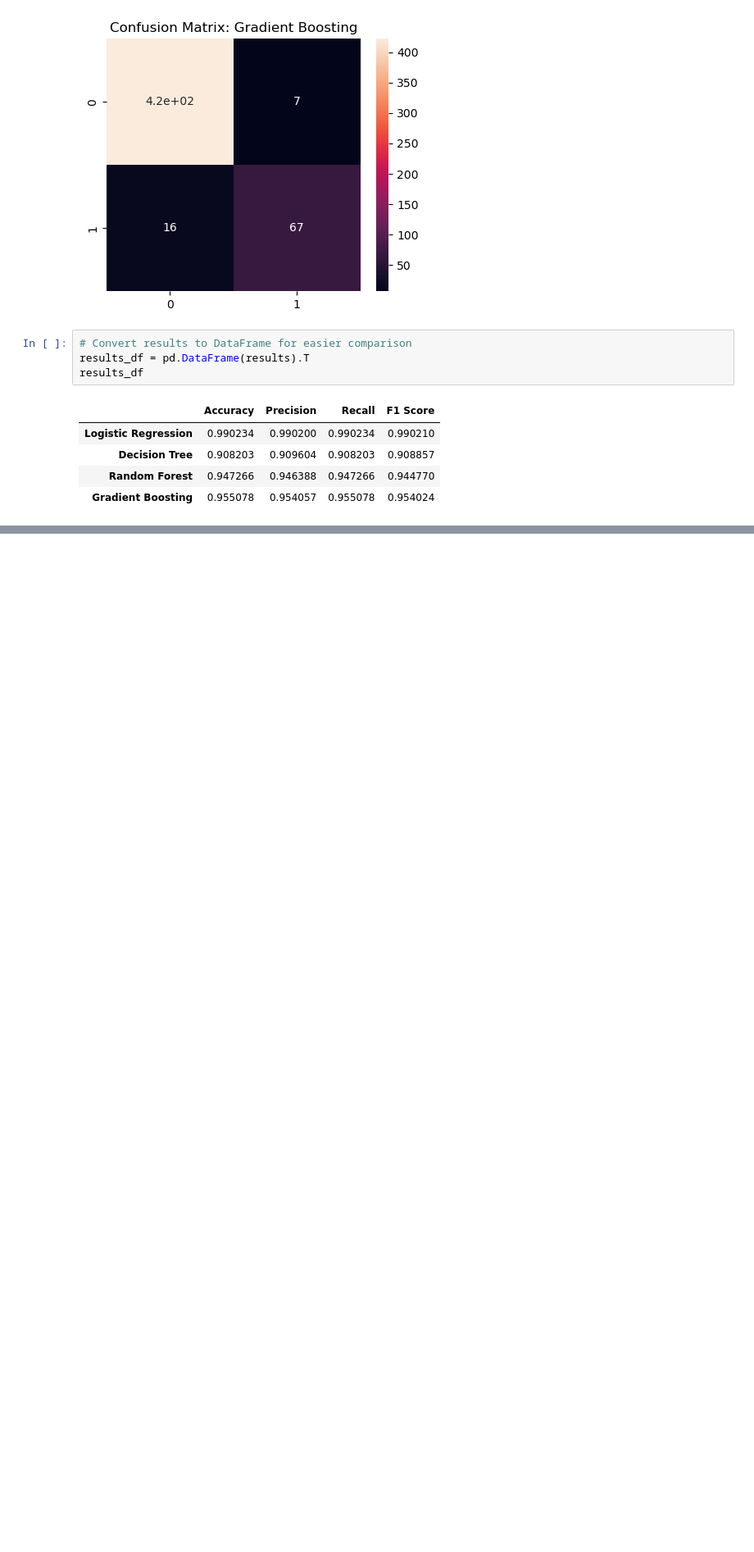
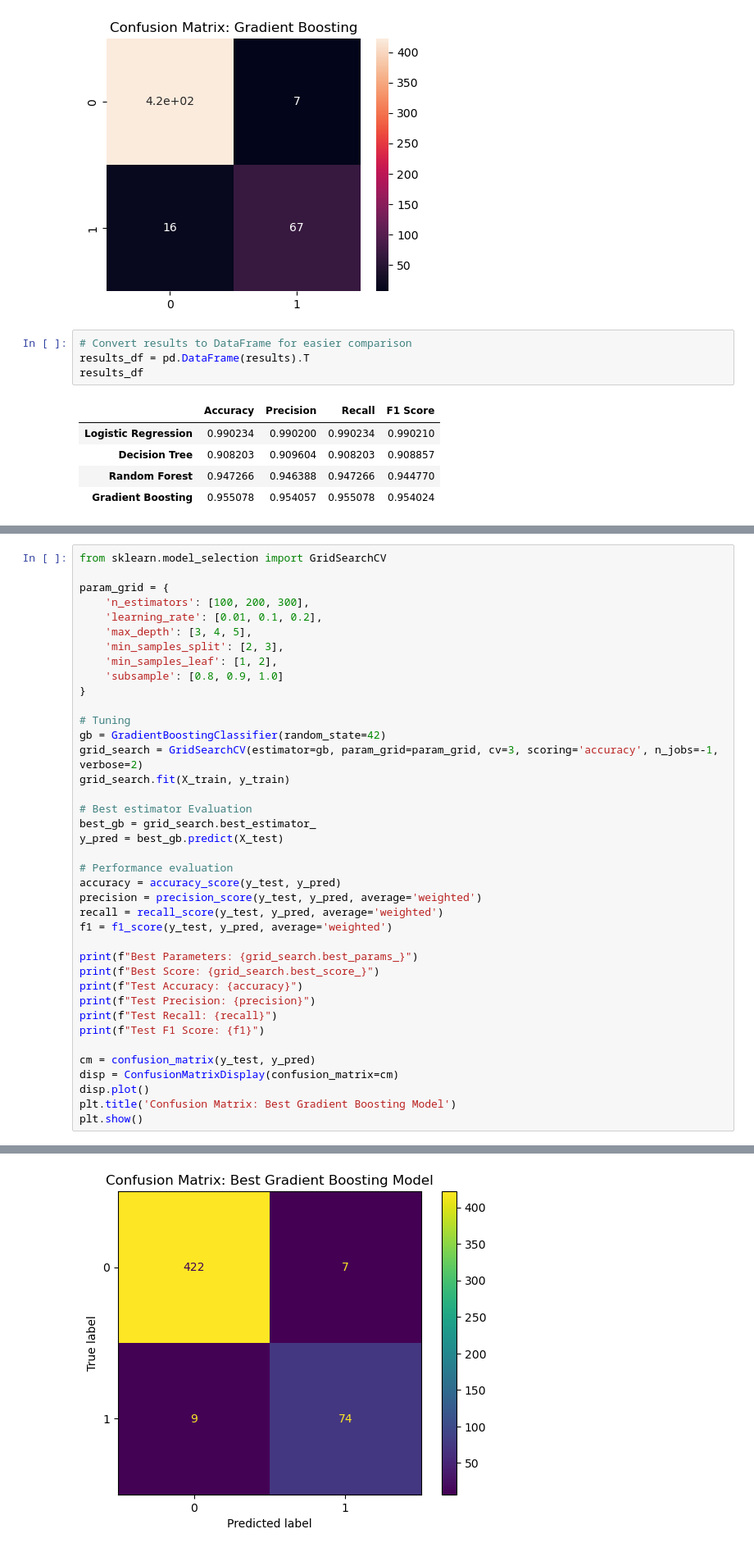
Before and after one commit to riffatmunaf/Depression-Analysis-and-Prediction-Using-Machine-Learning, a Jupyter notebook: Code/2)_Machine_Learning_Models.ipynb, the cells around one changed output, grey strips where cells are left out. Shown: that part at 82% size. Saved outputs shown, nothing was run; the diff lists cells and outputs as text; blank space fills up the shorter version.

Commit message:
Hyperpameter Tuning of Best Model

```diff
--- a/Code/2)_Machine_Learning_Models.ipynb
+++ b/Code/2)_Machine_Learning_Models.ipynb
@@ -258,0 +262,40 @@ results_df
+# %%
+from sklearn.model_selection import GridSearchCV
+
+param_grid = {
+    'n_estimators': [100, 200, 300],
+    'learning_rate': [0.01, 0.1, 0.2],
+    'max_depth': [3, 4, 5],
+    'min_samples_split': [2, 3],
+    'min_samples_leaf': [1, 2],
+    'subsample': [0.8, 0.9, 1.0]
+}
+
+# Tuning
+gb = GradientBoostingClassifier(random_state=42)
+grid_search = GridSearchCV(estimator=gb, param_grid=param_grid, cv=3, scoring='accuracy', n_jobs=-1, verbose=2)
+grid_search.fit(X_train, y_train)
+
+# Best estimator Evaluation
+best_gb = grid_search.best_estimator_
+y_pred = best_gb.predict(X_test)
+
+# Performance evaluation
+accuracy = accuracy_score(y_test, y_pred)
+precision = precision_score(y_test, y_pred, average='weighted')
+recall = recall_score(y_test, y_pred, average='weighted')
+f1 = f1_score(y_test, y_pred, average='weighted')
+
+print(f"Best Parameters: {grid_search.best_params_}")
+print(f"Best Score: {grid_search.best_score_}")
+print(f"Test Accuracy: {accuracy}")
+print(f"Test Precision: {precision}")
+print(f"Test Recall: {recall}")
+print(f"Test F1 Score: {f1}")
+
+cm = confusion_matrix(y_test, y_pred)
+disp = ConfusionMatrixDisplay(confusion_matrix=cm)
+disp.plot()
+plt.title('Confusion Matrix: Best Gradient Boosting Model')
+plt.show()
+# %% [output]
@@ -258,0 +309 @@ results_df
+[figure, added]
```
Also changed, not shown: parts of 3 cells of this notebook.
